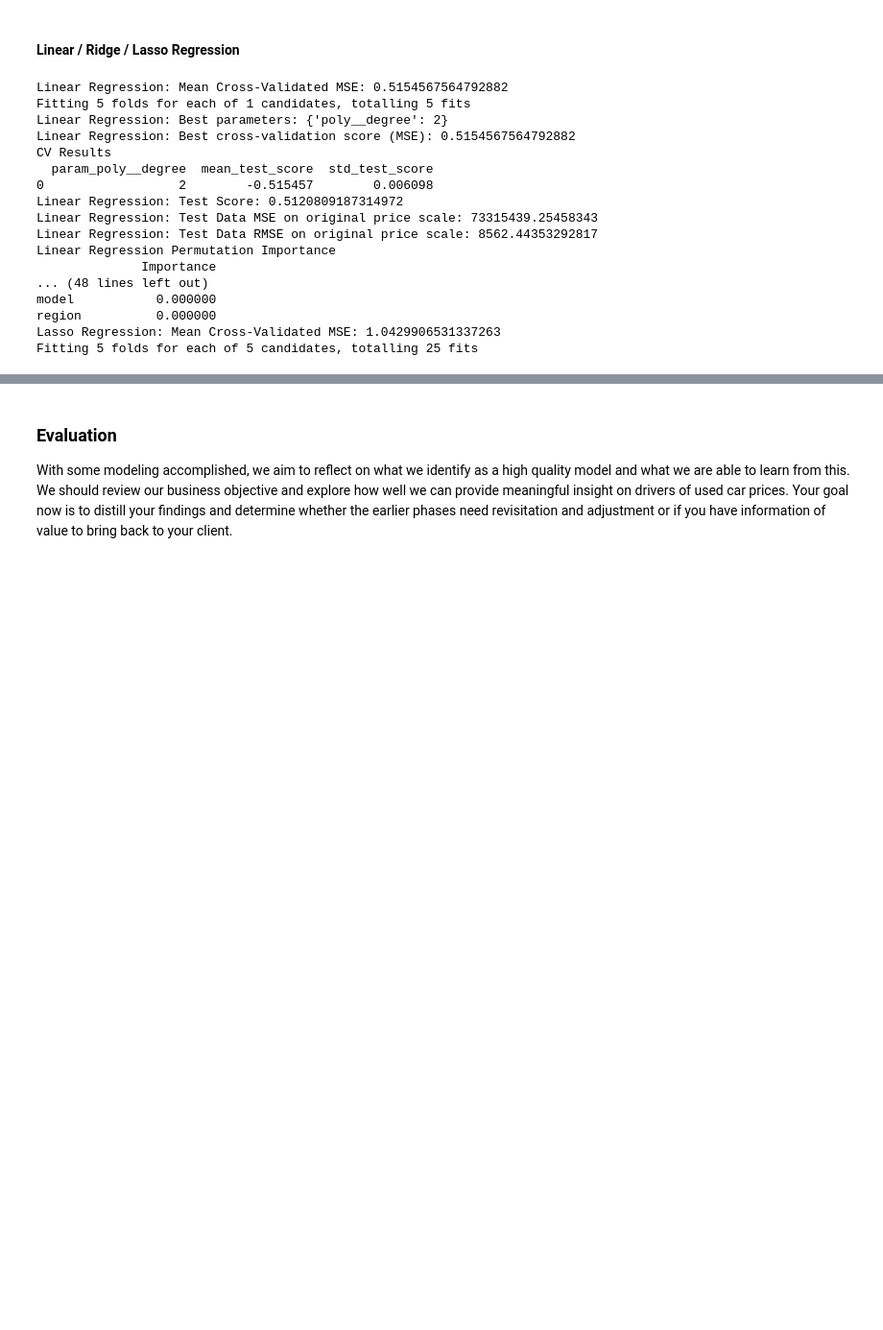
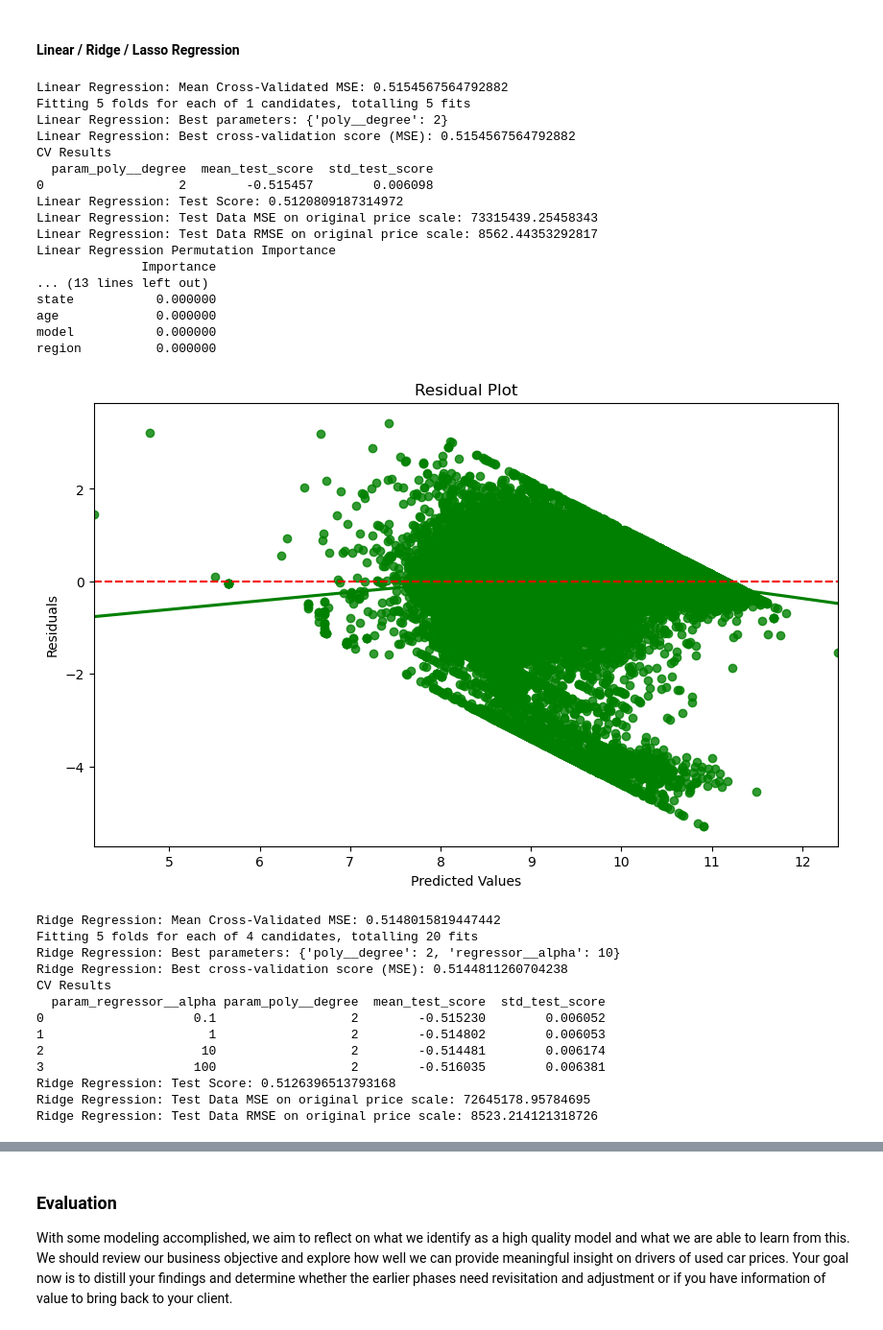
Before and after one commit to monomial/ucbai-pa-ii, a Jupyter notebook: prompt_II.ipynb, the cells around one changed output, grey strips where cells are left out. Shown at 96% size. Cells and saved outputs as stored; diff of their text form; code cells hidden in the pictures; blank space fills up the shorter version.

Commit message:
added residual graphs

```diff
--- a/prompt_II.ipynb
+++ b/prompt_II.ipynb
@@ -552,7 +552,7 @@ for model_name in models:
     }
 
     if model_name in ['Ridge Regression', 'Lasso Regression']:
-        param_grid['regressor__alpha'] = [0.01, 0.1, 1, 10, 100]
+        param_grid['regressor__alpha'] = [0.1, 1, 10, 100]
 
     # Setup the grid search with the pipeline
     grid_search = GridSearchCV(model_pipeline, param_grid, cv=5, scoring='neg_mean_squared_error', verbose=1)
@@ -576,33 +576,59 @@ for model_name in models:
     print(f"{model_name}: Test Score:", test_score)
 
     log_pred_test = best_model.predict(X_test)
     pred_original_scale_test = np.expm1(log_pred_test)
     y_test_original = np.expm1(y_test)
     mse_original_scale_test = mean_squared_error(y_test_original, pred_original_scale_test)
     # Calculate RMSE on the original price scale
     rmse_original_scale_test = np.sqrt(mse_original_scale_test)
     print(f"{model_name}: Test Data MSE on original price scale:", mse_original_scale_test)
     print(f"{model_name}: Test Data RMSE on original price scale:", rmse_original_scale_test)
     # Compute permutation importance
     pi_result = permutation_importance(best_model, X_test, y_test, n_repeats=10, random_state=42, n_jobs=-1)
     perm_importance = pd.DataFrame(pi_result.importances_mean, index=X_train.columns, columns=['Importance'])
     print(f'{model_name} Permutation Importance')
     print(perm_importance.sort_values(by='Importance', ascending=False))
+
+    # Calculate residuals
+    log_residuals = y_test - log_pred_test
+
+    # Plotting the residuals
+    plt.figure(figsize=(10, 6))
+    sns.residplot(x=log_pred_test, y=log_residuals, lowess=True, color="g")
+    plt.xlabel('Predicted Values')
+    plt.ylabel('Residuals')
+    plt.title('Residual Plot')
+    plt.axhline(y=0, color='red', linestyle='--')
+    plt.show()
 # %% [output]
 Linear Regression: Mean Cross-Validated MSE: 0.5154567564792882
 Fitting 5 folds for each of 1 candidates, totalling 5 fits
 Linear Regression: Best parameters: {'poly__degree': 2}
 Linear Regression: Best cross-validation score (MSE): 0.5154567564792882
 CV Results
   param_poly__degree  mean_test_score  std_test_score
 0                  2        -0.515457        0.006098
 Linear Regression: Test Score: 0.5120809187314972
 Linear Regression: Test Data MSE on original price scale: 73315439.25458343
 Linear Regression: Test Data RMSE on original price scale: 8562.44353292817
 Linear Regression Permutation Importance
               Importance
-... (48 lines left out)
+... (13 lines left out)
+state           0.000000
+age             0.000000
 model           0.000000
 region          0.000000
-Lasso Regression: Mean Cross-Validated MSE: 1.0429906531337263
-Fitting 5 folds for each of 5 candidates, totalling 25 fits
+[figure, added]
+Ridge Regression: Mean Cross-Validated MSE: 0.5148015819447442
+Fitting 5 folds for each of 4 candidates, totalling 20 fits
+Ridge Regression: Best parameters: {'poly__degree': 2, 'regressor__alpha': 10}
+Ridge Regression: Best cross-validation score (MSE): 0.5144811260704238
+CV Results
+  param_regressor__alpha param_poly__degree  mean_test_score  std_test_score
+0                    0.1                  2        -0.515230        0.006052
+1                      1                  2        -0.514802        0.006053
+2                     10                  2        -0.514481        0.006174
+3                    100                  2        -0.516035        0.006381
+Ridge Regression: Test Score: 0.5126396513793168
+Ridge Regression: Test Data MSE on original price scale: 72645178.95784695
+Ridge Regression: Test Data RMSE on original price scale: 8523.214121318726
```
Also changed, not shown: parts of 1 cell of this notebook.
